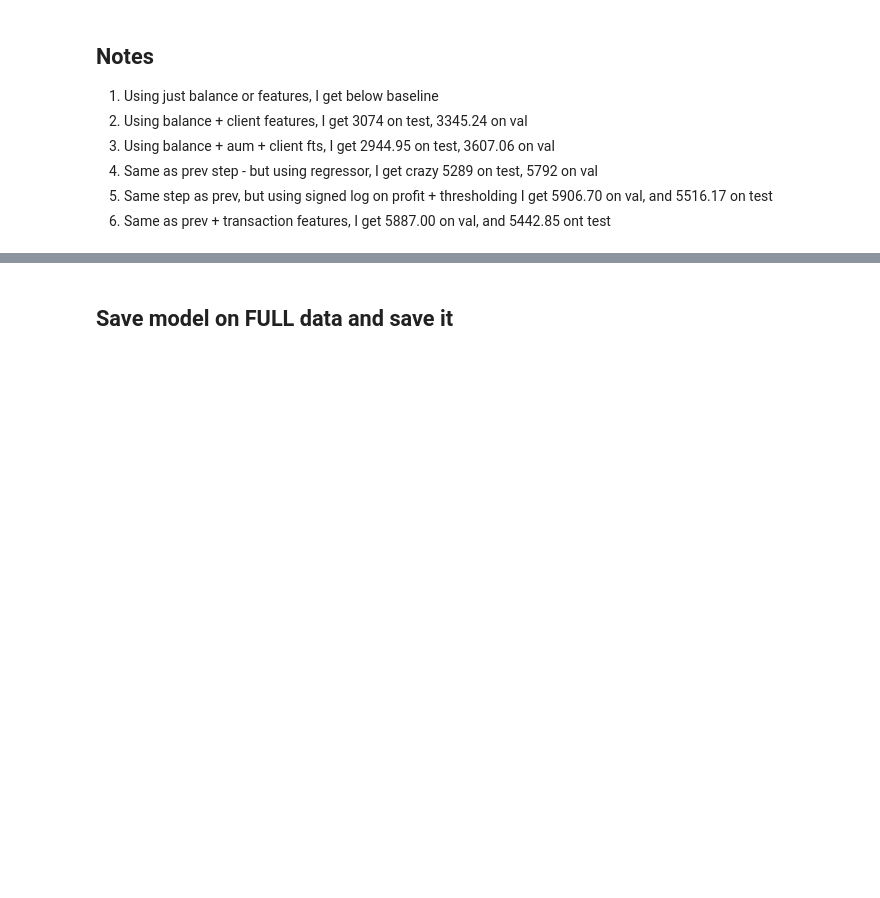
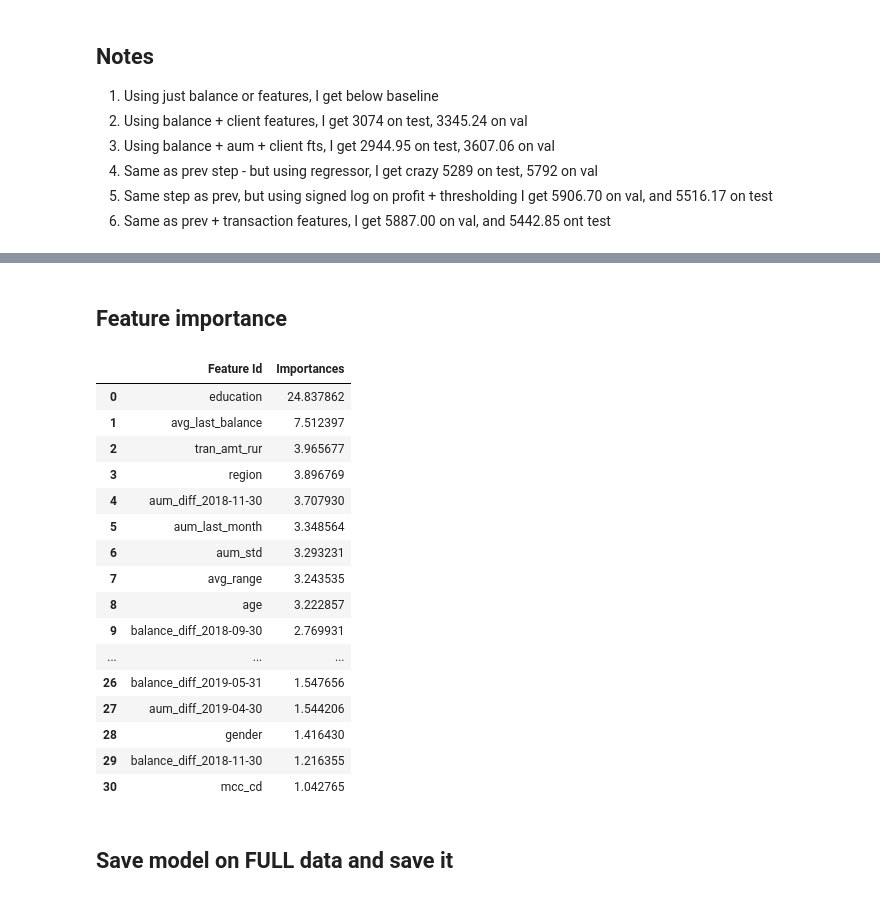
Before and after one commit to tadejsv/squatting-slavs-strike-back, a Jupyter notebook: dev_tadej4.ipynb, the cells around one changed output, grey strips where cells are left out. Saved outputs shown, nothing was run; the diff lists cells and outputs as text; code cells hidden in the pictures; blank space fills up the shorter version.

```diff
--- a/dev_tadej4.ipynb
+++ b/dev_tadej4.ipynb
@@ -284,0 +287,23 @@ TEST | Baseline profit: 2805.08, model profit: 5442.63
+# %%
+full_data_train= full_data.drop(LABEL_COLS, axis=1)
+full_data_pool = Pool(
+    data = full_data_train,
+    label = full_data['log_profit'],
+    cat_features=CAT_FEATURES
+)
+
+model = CatBoostRegressor(
+    iterations=1500,
+    depth=10,
+    loss_function='RMSE',
+    verbose=100,
+)
+
+gs_res = model.grid_search(
+    X=full_data_pool,
+    search_by_train_test_split=True,
+    train_size=0.8,
+    partition_random_seed=42,
+    param_grid={'depth': [8,10], 'l2_leaf_reg': [1, 3, 6], 'bagging_temperature': [0, 1, 2]},
+    verbose=True,
+)
@@ -285,3 +328,27 @@ TEST | Baseline profit: 2805.08, model profit: 5442.63
+# %% [markdown]
+## Feature importance
+# %%
+model.get_feature_importance(val_pool,
+    type='FeatureImportance', prettified=True
+)
+# %% [output]
+|  | Feature Id | Importances |
+| 0 | education | 24.837862 |
+| 1 | avg_last_balance | 7.512397 |
+| 2 | tran_amt_rur | 3.965677 |
+| 3 | region | 3.896769 |
+| 4 | aum_diff_2018-11-30 | 3.707930 |
+| 5 | aum_last_month | 3.348564 |
+| 6 | aum_std | 3.293231 |
+| 7 | avg_range | 3.243535 |
+| 8 | age | 3.222857 |
+| 9 | balance_diff_2018-09-30 | 2.769931 |
+| ... | ... | ... |
+| 26 | balance_diff_2019-05-31 | 1.547656 |
+| 27 | aum_diff_2019-04-30 | 1.544206 |
+| 28 | gender | 1.416430 |
+| 29 | balance_diff_2018-11-30 | 1.216355 |
+| 30 | mcc_cd | 1.042765 |
 # %% [markdown]
 ## Save model on FULL data and save it
 # %%
```
Also changed, not shown: parts of 10 cells of this notebook, 2 other files.
